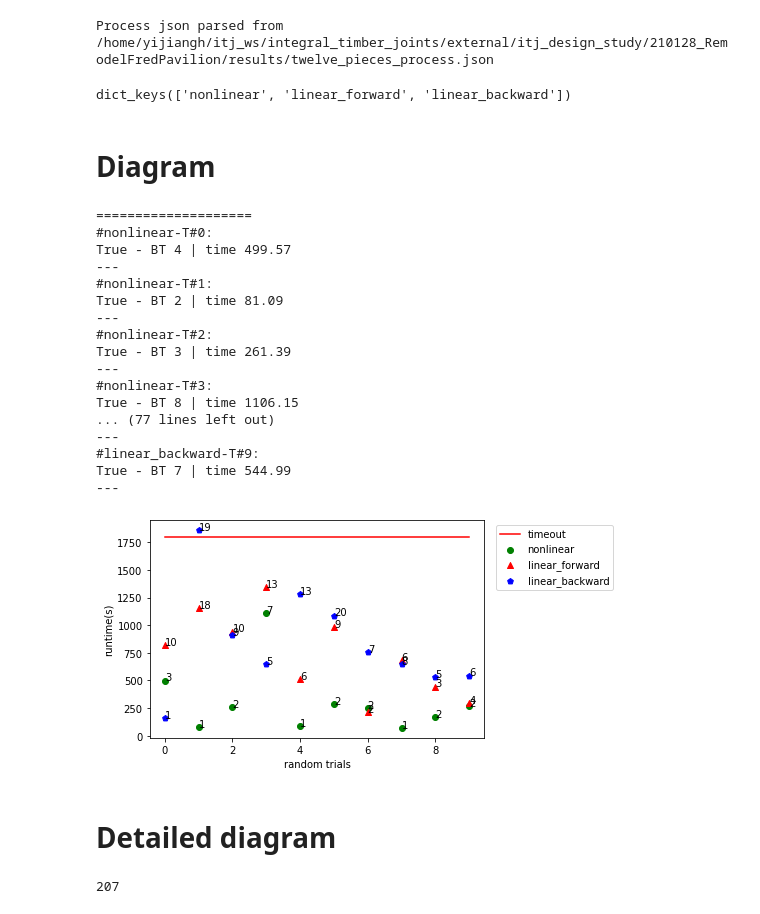
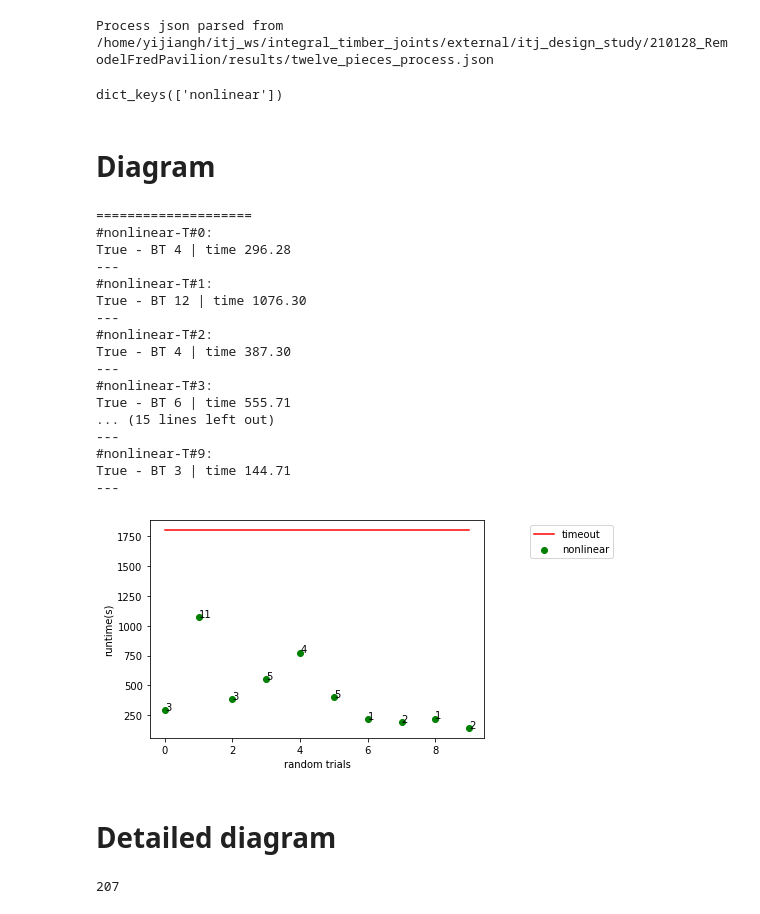
Before and after one commit to gramaziokohler/integral_timber_joints, a Jupyter notebook: SCF_diagram.ipynb, the cells around one changed output. Cells and saved outputs as stored; diff of their text form; code cells hidden in the pictures.

Commit message:
new data

```diff
--- a/SCF_diagram.ipynb
+++ b/SCF_diagram.ipynb
@@ -40,7 +40,9 @@ Process json parsed from /home/yijiangh/itj_ws/integral_timber_joints/external/i
 # from collections import defaultdict
 import json
 
-file_name = 'b4_runtime_data_No_TC_21-07-06_00-04-45.json' # 'b4_runtime_data_No_TC_21-07-05_19-59-42.json'
+# b4_runtime_data_No_TC_21-07-06_11-54-15.json
+file_name = 'b4_runtime_data_No_TC_21-07-06_11-54-15.json'# 'b1_runtime_data_w_TC_21-07-06_07-35-29.json'
+#'b4_runtime_data_No_TC_21-07-06_00-04-45.json' # 'b4_runtime_data_No_TC_21-07-05_19-59-42.json'
 
 runtime_data = {}
 with open('figs/{}'.format(file_name), 'r') as f:
@@ -48,7 +50,7 @@ with open('figs/{}'.format(file_name), 'r') as f:
 
 print(runtime_data.keys())
 # %% [output]
-dict_keys(['nonlinear', 'linear_forward', 'linear_backward'])
+dict_keys(['nonlinear'])
 # %% [markdown]
 # Diagram
 # %%
@@ -70,27 +72,27 @@ for solve_mode_ in runtime_data:
 # %% [output]
 ====================
 #nonlinear-T#0:
-True - BT 4 | time 499.57
+True - BT 4 | time 296.28
 ---
 #nonlinear-T#1:
-True - BT 2 | time 81.09
+True - BT 12 | time 1076.30
 ---
 #nonlinear-T#2:
-True - BT 3 | time 261.39
+True - BT 4 | time 387.30
 ---
 #nonlinear-T#3:
-True - BT 8 | time 1106.15
-... (77 lines left out)
+True - BT 6 | time 555.71
+... (15 lines left out)
 ---
-#linear_backward-T#9:
-True - BT 7 | time 544.99
+#nonlinear-T#9:
+True - BT 3 | time 144.71
 ---
 # %%
 import matplotlib.pyplot as plt
 import numpy as np
 import numpy as np
 
-timeout = 1800
+timeout = 600*3
 
 fig, ax = plt.subplots()
 markers = ['o', '^', (5, 0)]
@@ -99,36 +101,36 @@ for marker, mcolor, (solve_m, solve_mode_data) in zip(markers, mcolors, runtime_
     x = range(len(solve_mode_data))
     runtime_per_trial = [solve_mode_data[str(at)]['total_runtime'] for at in x]
     num_bts = [len(solve_mode_data[str(at)])-1 for at in x]
     plt.scatter(x, runtime_per_trial, marker=marker, c=mcolor, label=solve_m)
     for i in x:
         plt.annotate(num_bts[i], (i, runtime_per_trial[i]))
 
 plt.plot(x, [timeout for _ in x], c='r', label='timeout')
 
 ax.set_xlabel('random trials')
 ax.set_ylabel('runtime(s)')
 # ax.set_title('Runtime by sovl')
 leg = ax.legend(loc='upper right')
 
 plt.draw() # Draw the figure so you can find the positon of the legend.
 
 # Get the bounding box of the original legend
 bb = leg.get_bbox_to_anchor().transformed(ax.transAxes.inverted())
 
 # Change to location of the legend.
 xOffset = 0.4
 bb.x0 += xOffset
 bb.x1 += xOffset
 leg.set_bbox_to_anchor(bb, transform = ax.transAxes)
 
 import os
 plt.savefig(os.path.join('figs',file_name.split('.json')[0]+'.png'))
 
 plt.show()
 # %% [output]
-[figure, old version]
+[figure, new version]
-# %% [markdown]
-# Detailed diagram
+# %% [markdown]
+# Detailed diagram
 # %%
 from plotly.subplots import make_subplots
 import plotly.graph_objects as go
```
Also changed, not shown: 12 other files.
